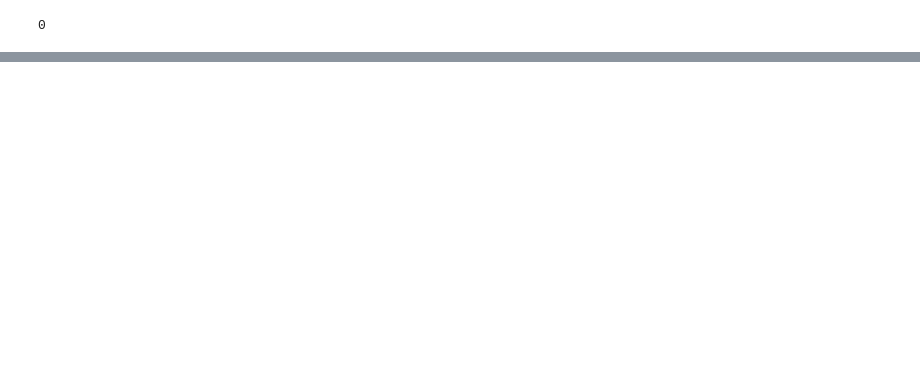
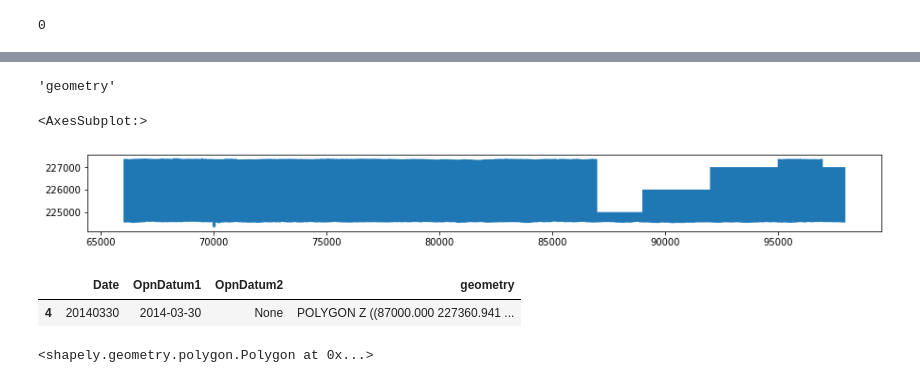
Before and after one commit to alebegge/3Dplotting_houses, a Jupyter notebook: Test_read_1_file.ipynb, the cells around one changed output, grey strips where cells are left out. Saved outputs shown, nothing was run; the diff lists cells and outputs as text; code cells hidden in the pictures; blank space fills up the shorter version.

```diff
--- a/Test_read_1_file.ipynb
+++ b/Test_read_1_file.ipynb
@@ -124,0 +164,20 @@ gdal.Info(file_path, deserialize=False)
+# %%
+import geopandas as gpd
+import matplotlib.pyplot as plt
+from plotting import Plotting
+import numpy as np
+
+test = Plotting(51.34395808132645, 3.2588635662958314)
+coord = test.transform_coord()
+print(coord)
+test.wich_file()
+slice = 25
+x_bounds = [coord[0] - slice, coord[0] + slice]
+y_bounds = [coord[1] - slice, coord[1] + slice]
+
+t5_shape = gpd.read_file('resources\DSM_nl_unzip\DHMVII_vdc_k5.shp')
+fig, ax = plt.subplots(1,1, figsize=(15,15))
+ax.set_xlim(x_bounds)
+ax.set_ylabel(y_bounds)
+t5_shape.plot(ax=ax, legend=True)
+plt.show()
@@ -124,0 +203,20 @@ gdal.Info(file_path, deserialize=False)
+# %%
+t5_shape.geometry.name
+# %% [output]
+'geometry'
+# %%
+my_gpd = t5_shape.cx[(coord[0] - slice):(coord[0] + slice), (coord[1] - slice):(coord[1] + slice)]
+# %%
+my_gpd.plot(figsize=(15,15))
+# %% [output]
+<AxesSubplot:>
+[figure, added]
+# %%
+my_gpd
+# %% [output]
+|  | Date | OpnDatum1 | OpnDatum2 | geometry |
+| 4 | 20140330 | 2014-03-30 | None | POLYGON Z ((87000.000 227360.941 ... |
+# %%
+t5_shape.loc[4,"geometry"]
+# %% [output]
+<shapely.geometry.polygon.Polygon at 0x...>
```
Also changed, not shown: parts of 32 cells of this notebook, 5 other files.
